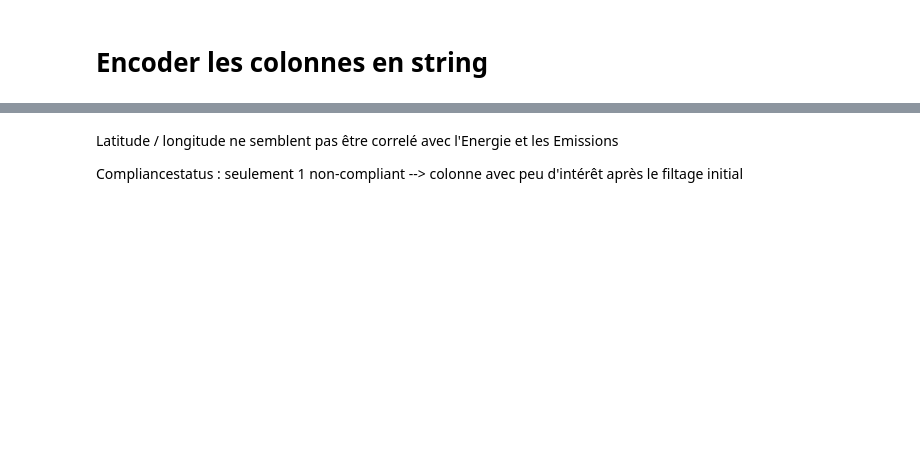
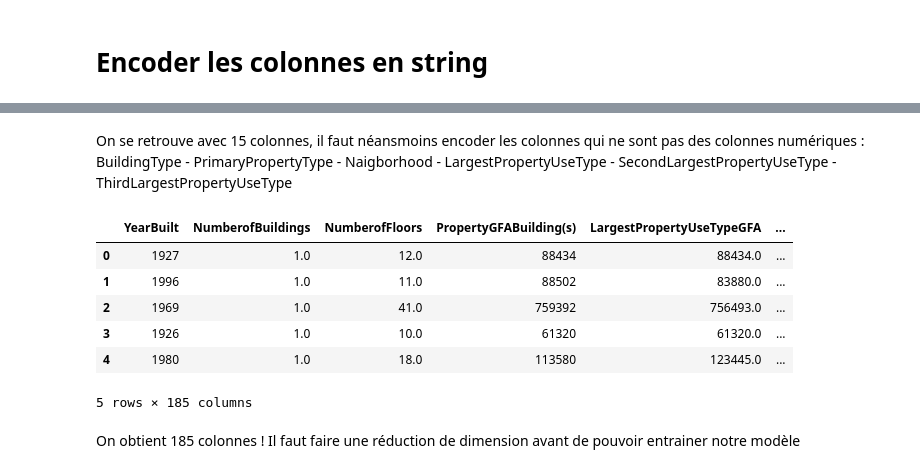
Before and after one commit to Leozmee/Seattle-Electricity-Prediction, a Jupyter notebook: choix_features.ipynb, the cells around one changed output, grey strips where cells are left out. Drawn from its saved outputs; the diff is of its cells as text; code cells hidden in the pictures; blank space fills up the shorter version.

```diff
--- a/choix_features.ipynb
+++ b/choix_features.ipynb
@@ -627,4 +334,24 @@ Text(0.5, 1.0, 'Moyenne des Emissions GES par ListOfAllPropertyUseTypes')
-# %% [markdown]
-Latitude / longitude ne semblent pas être correlé avec l'Energie et les Emissions
-
-Compliancestatus : seulement 1 non-compliant --> colonne avec peu d'intérêt après le filtage initial
+# %% [markdown]
+On se retrouve avec 15 colonnes, il faut néansmoins encoder les colonnes qui ne sont pas des colonnes numériques :
+BuildingType -
+PrimaryPropertyType -
+Naigborhood -
+LargestPropertyUseType -
+SecondLargestPropertyUseType -
+ThirdLargestPropertyUseType
+# %%
+df_encoded = df.copy()
+df_encoded = pd.get_dummies(df,columns=["BuildingType","PrimaryPropertyType","Neighborhood","LargestPropertyUseType","SecondLargestPropertyUseType","ThirdLargestPropertyUseType"], drop_first=True, dtype=int)
+
+df_encoded.head()
+# %% [output]
+|  | YearBuilt | NumberofBuildings | NumberofFloors | PropertyGFABuilding(s) | LargestPropertyUseTypeGFA | ... |
+| 0 | 1927 | 1.0 | 12.0 | 88434 | 88434.0 | ... |
+| 1 | 1996 | 1.0 | 11.0 | 88502 | 83880.0 | ... |
+| 2 | 1969 | 1.0 | 41.0 | 759392 | 756493.0 | ... |
+| 3 | 1926 | 1.0 | 10.0 | 61320 | 61320.0 | ... |
+| 4 | 1980 | 1.0 | 18.0 | 113580 | 123445.0 | ... |
+5 rows × 185 columns
+# %% [markdown]
+On obtient 185 colonnes !
+Il faut faire une réduction de dimension avant de pouvoir entrainer notre modèle
```
Also changed, not shown: parts of 36 cells of this notebook.
